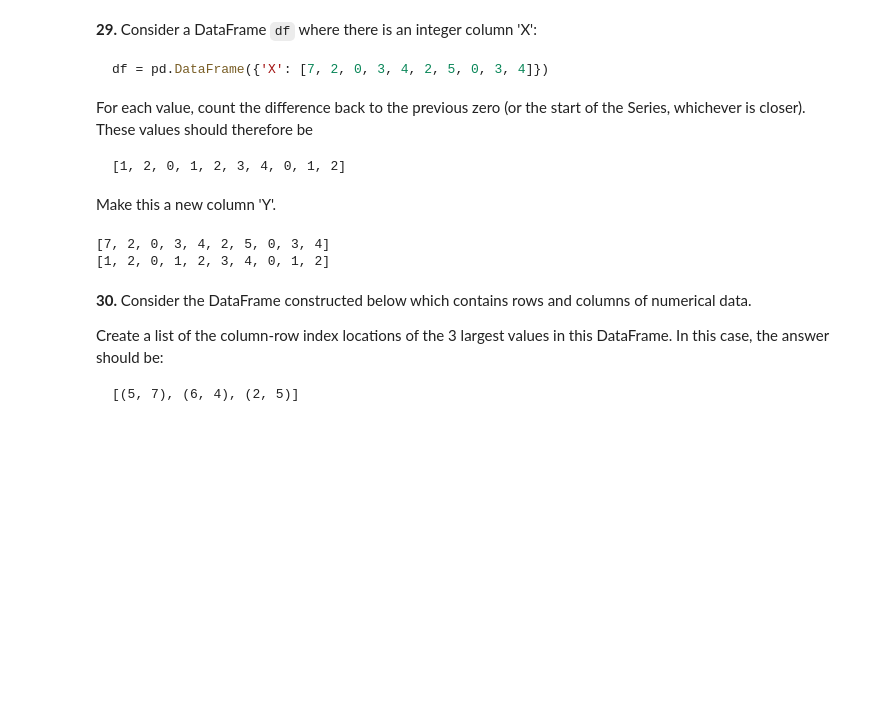
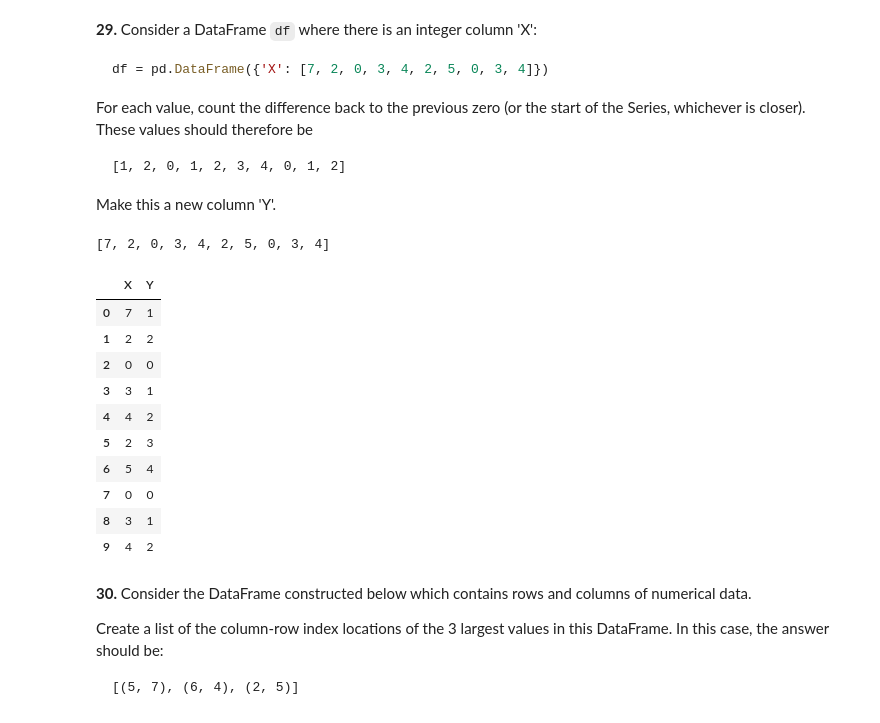
Before and after one commit to Jhonelkour/100-pandas-puzzles-, a Jupyter notebook: puzzles_solutions.ipynb, the cells around one changed output. Cells and saved outputs as stored; diff of their text form; code cells hidden in the pictures; blank space fills up the shorter version.

```diff
--- a/puzzles_solutions.ipynb
+++ b/puzzles_solutions.ipynb
@@ -502,24 +502,36 @@ Make this a new column 'Y'.
 # %%
 df = pd.DataFrame({'X': [7, 2, 0, 3, 4, 2, 5, 0, 3, 4]})
 
 
 y = []
 
 count = 0
 
 for value in df['X']:
     if value == 0:
         y.append(0)
         count = 0
     else:
         count += 1
         y.append(count)
 
 print(df['X'].tolist())
-print(y)
+df['Y'] = y
+
+df
 # %% [output]
 [7, 2, 0, 3, 4, 2, 5, 0, 3, 4]
-[1, 2, 0, 1, 2, 3, 4, 0, 1, 2]
+|  | X | Y |
+| 0 | 7 | 1 |
+| 1 | 2 | 2 |
+| 2 | 0 | 0 |
+| 3 | 3 | 1 |
+| 4 | 4 | 2 |
+| 5 | 2 | 3 |
+| 6 | 5 | 4 |
+| 7 | 0 | 0 |
+| 8 | 3 | 1 |
+| 9 | 4 | 2 |
 # %% [markdown]
 **30.** Consider the DataFrame constructed below which contains rows and columns of numerical data.
 
```
Also changed, not shown: parts of 3 cells of this notebook.
